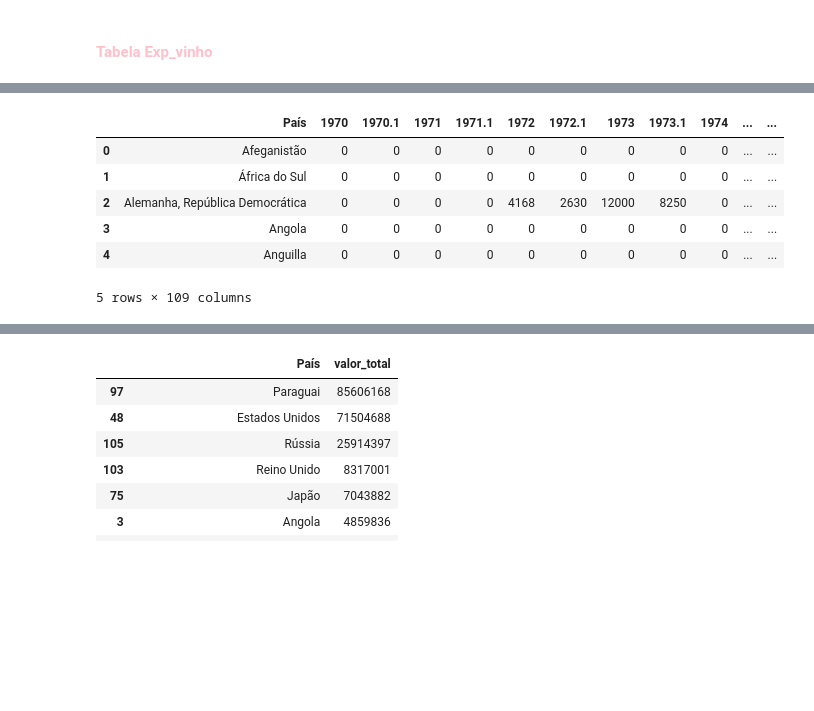
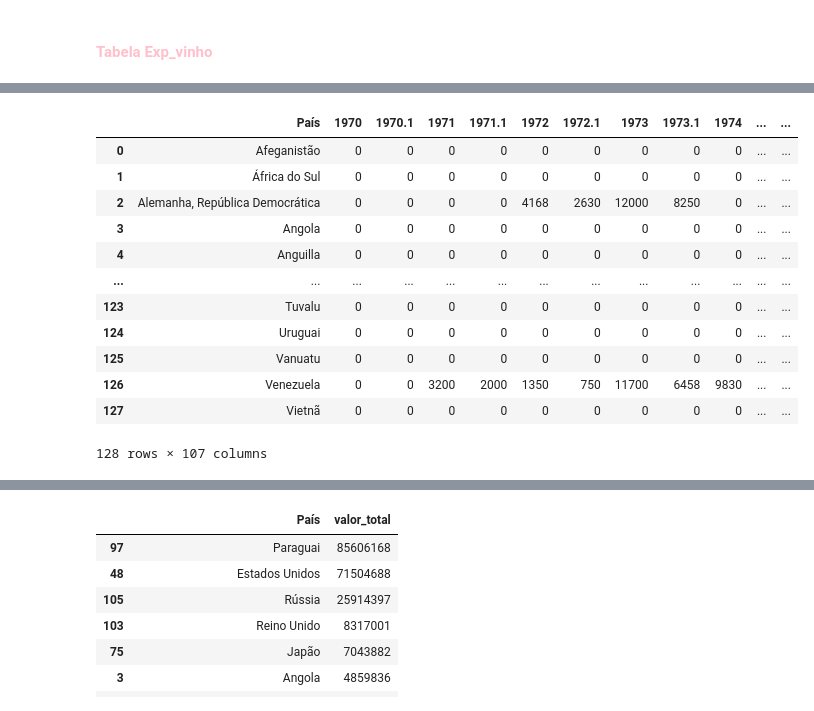
Before and after one commit to Leandro-Braga/wine_techchallenge-, a Jupyter notebook: notebook_testes/Vinicula.ipynb, the cells around one changed output, grey strips where cells are left out. Cells and saved outputs as stored; diff of their text form; code cells hidden in the pictures; blank space fills up the shorter version.

```diff
--- a/notebook_testes/Vinicula.ipynb
+++ b/notebook_testes/Vinicula.ipynb
@@ -304,23 +379,26 @@ plt.show()
 # %%
 df_exp_vinho_qtde = df_exp_vinho.drop(columns={'Id'})
 
 # Filtrar colunas de quantidade e valor
 colunas_qtde = [col for col in df_exp_vinho_qtde.columns if not col.endswith('.1')]
 colunas_valor = [col for col in df_exp_vinho_qtde.columns if col.endswith('.1')]
 
 # Assegurar que 'País' não seja incluído nas somas
 colunas_qtde.remove('País')
 
-# Calcular a soma das quantidades e valores
-df_exp_vinho_qtde['qtde_total'] = df_exp_vinho_qtde[colunas_qtde].sum(axis=1)
-df_exp_vinho_qtde['valor_total'] = df_exp_vinho_qtde[colunas_valor].sum(axis=1)
 
-df_exp_vinho_qtde.head()
+df_exp_vinho_qtde
 # %% [output]
 |  | País | 1970 | 1970.1 | 1971 | 1971.1 | 1972 | 1972.1 | 1973 | 1973.1 | 1974 | ... | ... |
 | 0 | Afeganistão | 0 | 0 | 0 | 0 | 0 | 0 | 0 | 0 | 0 | ... | ... |
 | 1 | África do Sul | 0 | 0 | 0 | 0 | 0 | 0 | 0 | 0 | 0 | ... | ... |
 | 2 | Alemanha, República Democrática | 0 | 0 | 0 | 0 | 4168 | 2630 | 12000 | 8250 | 0 | ... | ... |
 | 3 | Angola | 0 | 0 | 0 | 0 | 0 | 0 | 0 | 0 | 0 | ... | ... |
 | 4 | Anguilla | 0 | 0 | 0 | 0 | 0 | 0 | 0 | 0 | 0 | ... | ... |
+| ... | ... | ... | ... | ... | ... | ... | ... | ... | ... | ... | ... | ... |
+| 123 | Tuvalu | 0 | 0 | 0 | 0 | 0 | 0 | 0 | 0 | 0 | ... | ... |
+| 124 | Uruguai | 0 | 0 | 0 | 0 | 0 | 0 | 0 | 0 | 0 | ... | ... |
+| 125 | Vanuatu | 0 | 0 | 0 | 0 | 0 | 0 | 0 | 0 | 0 | ... | ... |
+| 126 | Venezuela | 0 | 0 | 3200 | 2000 | 1350 | 750 | 11700 | 6458 | 9830 | ... | ... |
+| 127 | Vietnã | 0 | 0 | 0 | 0 | 0 | 0 | 0 | 0 | 0 | ... | ... |
-5 rows × 109 columns
+128 rows × 107 columns
```
Also changed, not shown: parts of 4 cells of this notebook, 4 other files.
